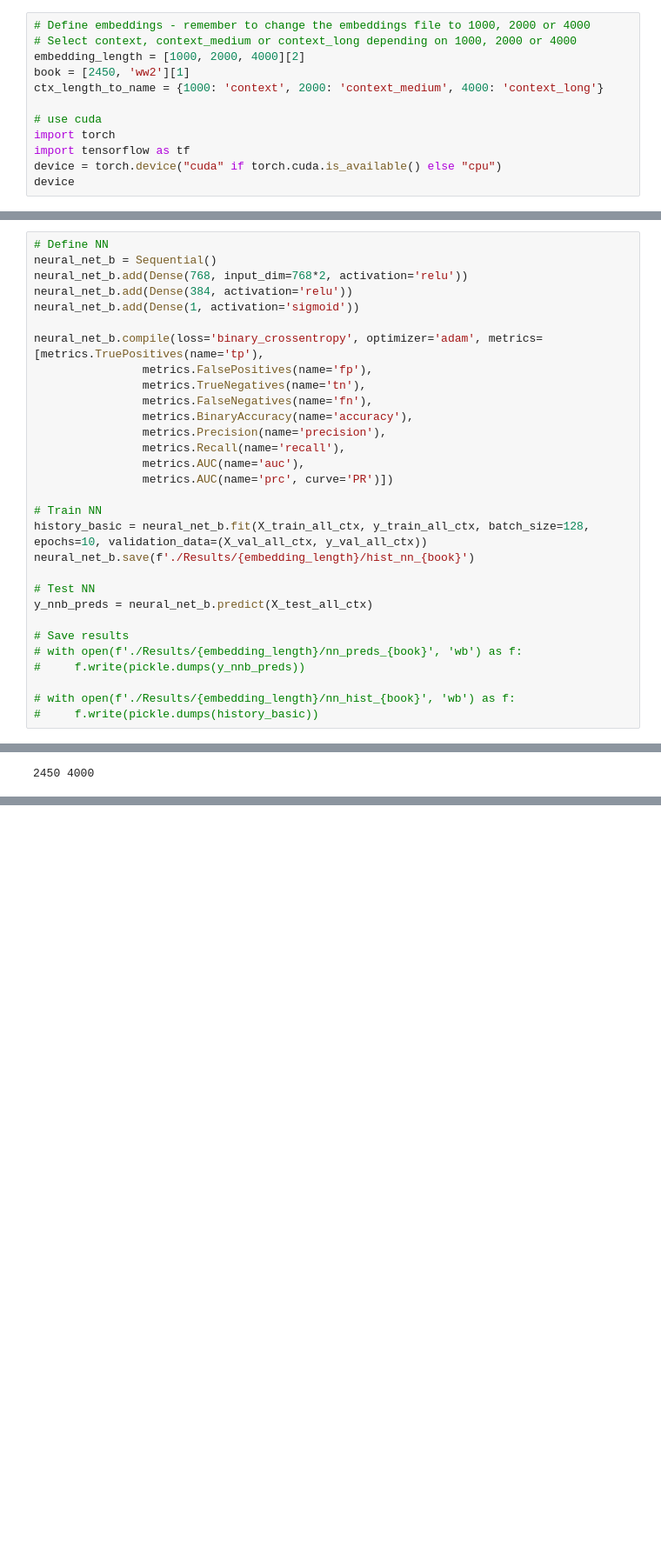
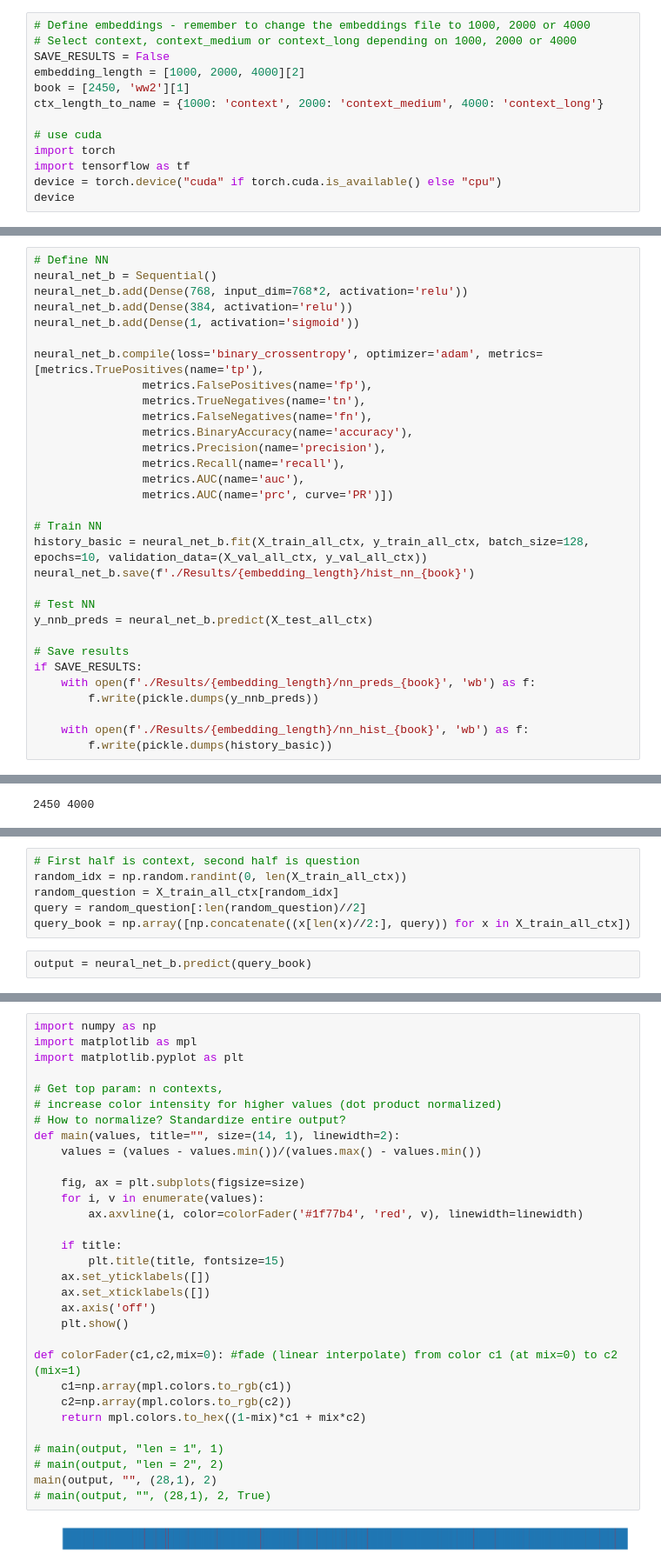
Before and after one commit to holmesec/Learning-with-ChatGPT-web-demo, a Jupyter notebook: dev/Neural Search/result_generation.ipynb, the cells around one changed output, grey strips where cells are left out. Shown at 87% size. Saved outputs shown, nothing was run; the diff lists cells and outputs as text; blank space fills up the shorter version.

Commit message:
visualising at result_generation bottom

```diff
--- a/dev/Neural Search/result_generation.ipynb
+++ b/dev/Neural Search/result_generation.ipynb
@@ -12,6 +12,7 @@ Book and embedding length - remember to restart kernel everytime
 # %%
 # Define embeddings - remember to change the embeddings file to 1000, 2000 or 4000
 # Select context, context_medium or context_long depending on 1000, 2000 or 4000
+SAVE_RESULTS = False
 embedding_length = [1000, 2000, 4000][2]
 book = [2450, 'ww2'][1]
 ctx_length_to_name = {1000: 'context', 2000: 'context_medium', 4000: 'context_long'}
@@ -226,10 +233,11 @@ neural_net_b.save(f'./Results/{embedding_length}/hist_nn_{book}')
 y_nnb_preds = neural_net_b.predict(X_test_all_ctx)
 
 # Save results
-# with open(f'./Results/{embedding_length}/nn_preds_{book}', 'wb') as f:
-#     f.write(pickle.dumps(y_nnb_preds))
+if SAVE_RESULTS:
+    with open(f'./Results/{embedding_length}/nn_preds_{book}', 'wb') as f:
+        f.write(pickle.dumps(y_nnb_preds))
 
-# with open(f'./Results/{embedding_length}/nn_hist_{book}', 'wb') as f:
-#     f.write(pickle.dumps(history_basic))
+    with open(f'./Results/{embedding_length}/nn_hist_{book}', 'wb') as f:
+        f.write(pickle.dumps(history_basic))
 # %% [output]
 Epoch 1/10
@@ -415,0 +432,8 @@ print(book, embedding_length)
+# %%
+# First half is context, second half is question
+random_idx = np.random.randint(0, len(X_train_all_ctx))
+random_question = X_train_all_ctx[random_idx]
+query = random_question[:len(random_question)//2]
+query_book = np.array([np.concatenate((x[len(x)//2:], query)) for x in X_train_all_ctx])
+# %%
+output = neural_net_b.predict(query_book)
@@ -415,0 +450,33 @@ print(book, embedding_length)
+# %%
+import numpy as np
+import matplotlib as mpl
+import matplotlib.pyplot as plt
+
+# Get top param: n contexts,
+# increase color intensity for higher values (dot product normalized)
+# How to normalize? Standardize entire output?
+def main(values, title="", size=(14, 1), linewidth=2):
+    values = (values - values.min())/(values.max() - values.min())
+
+    fig, ax = plt.subplots(figsize=size)
+    for i, v in enumerate(values):
+        ax.axvline(i, color=colorFader('#1f77b4', 'red', v), linewidth=linewidth)
+
+    if title:
+        plt.title(title, fontsize=15)
+    ax.set_yticklabels([])
+    ax.set_xticklabels([])
+    ax.axis('off')
+    plt.show()
+
+def colorFader(c1,c2,mix=0): #fade (linear interpolate) from color c1 (at mix=0) to c2 (mix=1)
+    c1=np.array(mpl.colors.to_rgb(c1))
+    c2=np.array(mpl.colors.to_rgb(c2))
+    return mpl.colors.to_hex((1-mix)*c1 + mix*c2)
+
+# main(output, "len = 1", 1)
+# main(output, "len = 2", 2)
+main(output, "", (28,1), 2)
+# main(output, "", (28,1), 2, True)
+# %% [output]
+[figure, added]
```
Also changed, not shown: parts of 13 cells of this notebook, 4 other files.
